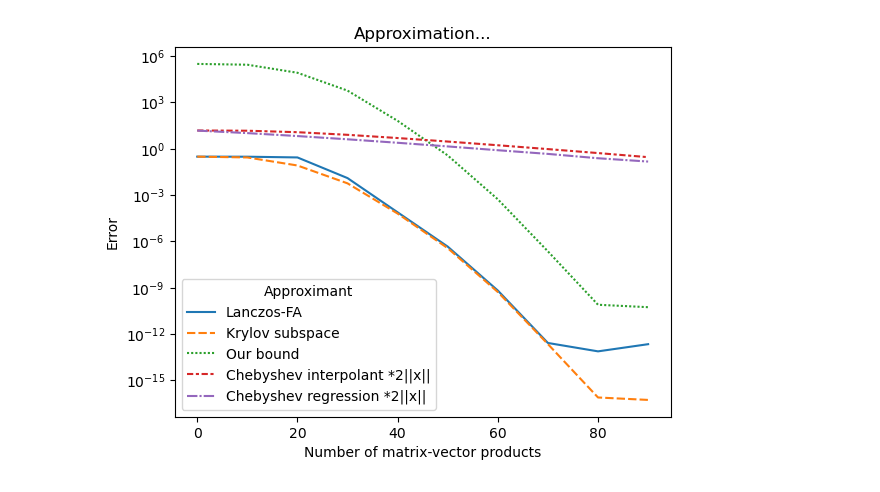
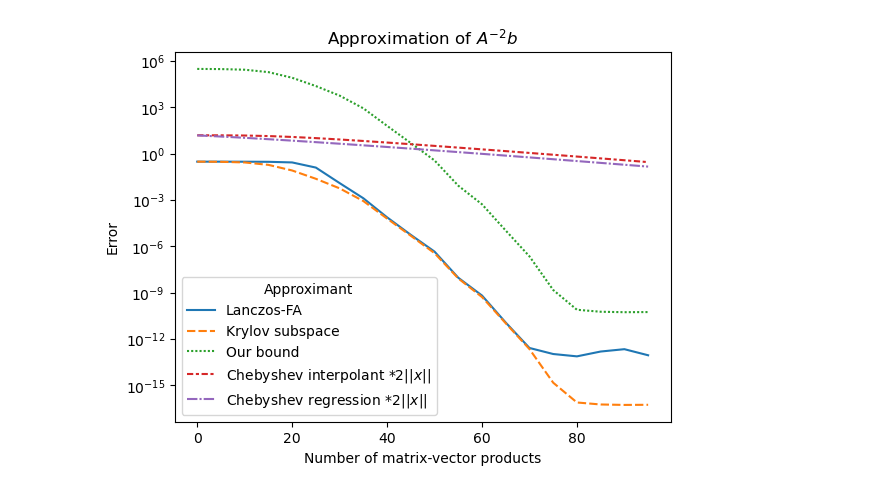
Before and after one commit to NoahAmsel/lanczos-optimality, a Jupyter notebook: convergence.ipynb, the cells around one changed output. Drawn from its saved outputs; the diff is of its cells as text; code cells hidden in the pictures.

Commit message:
Improve convergence plot aesthetics

```diff
--- a/convergence.ipynb
+++ b/convergence.ipynb
@@ -25,13 +25,13 @@ x = rng.standard_normal(dim)
 ground_truth = mf.diagonal_fa(f, a_diag, x)
 krylov_basis, _ = mf.lanczos(A, x, reorthogonalize=True)
 # %%
-ks = list(range(1, dim+1, 10))
+ks = list(range(1, dim, 5))
 lanczos_errors = []
 krylov_errors = []
 cheb_interpolant_errors = []
 cheb_regression_errors = []
 
-spectrum_discritization = mf.cheb_nodes(200, a=lambda_min, b=lambda_max)
+spectrum_discritization = mf.cheb_nodes(10*dim, a=lambda_min, b=lambda_max)
 f_spectrum_discritization = f(spectrum_discritization)
 CV = mf.cheb_vandermonde(spectrum_discritization, dim+1)
 
@@ -55,14 +55,18 @@ results = pd.DataFrame({
     "Lanczos-FA": lanczos_errors,
     "Krylov subspace": krylov_errors,
     "Our bound": (kappa ** denom_deg) * np.array(krylov_errors),
-    "Chebyshev interpolant *2||x||": cheb_interpolant_errors,
-    "Chebyshev regression *2||x||": cheb_regression_errors
+    "Chebyshev interpolant $* 2||x||$": cheb_interpolant_errors,
+    "Chebyshev regression $* 2||x||$": cheb_regression_errors
 })
+
+relative_error = False
+if relative_error:
+    results.loc[:, results.columns != "Number of matrix-vector products"] /= lin.norm(ground_truth)
 # %%
 results_long = pd.melt(results, ["Number of matrix-vector products"], value_name="Error", var_name="Approximant")
-sns.lineplot(x="Number of matrix-vector products", y="Error", hue="Approximant", style="Approximant", data=results_long).set(
-    title='Approximation...',
+sns.lineplot(x="Number of matrix-vector products", y=("Relative Error" if relative_error else "Error"), hue="Approximant", style="Approximant", data=results_long).set(
+    title=f'Approximation of $A^{{-{denom_deg}}}b$',
     yscale='log'
 );
 # %% [output]
-[figure, old version]
+[figure, new version]
```
Also changed, not shown: 1 other file.
